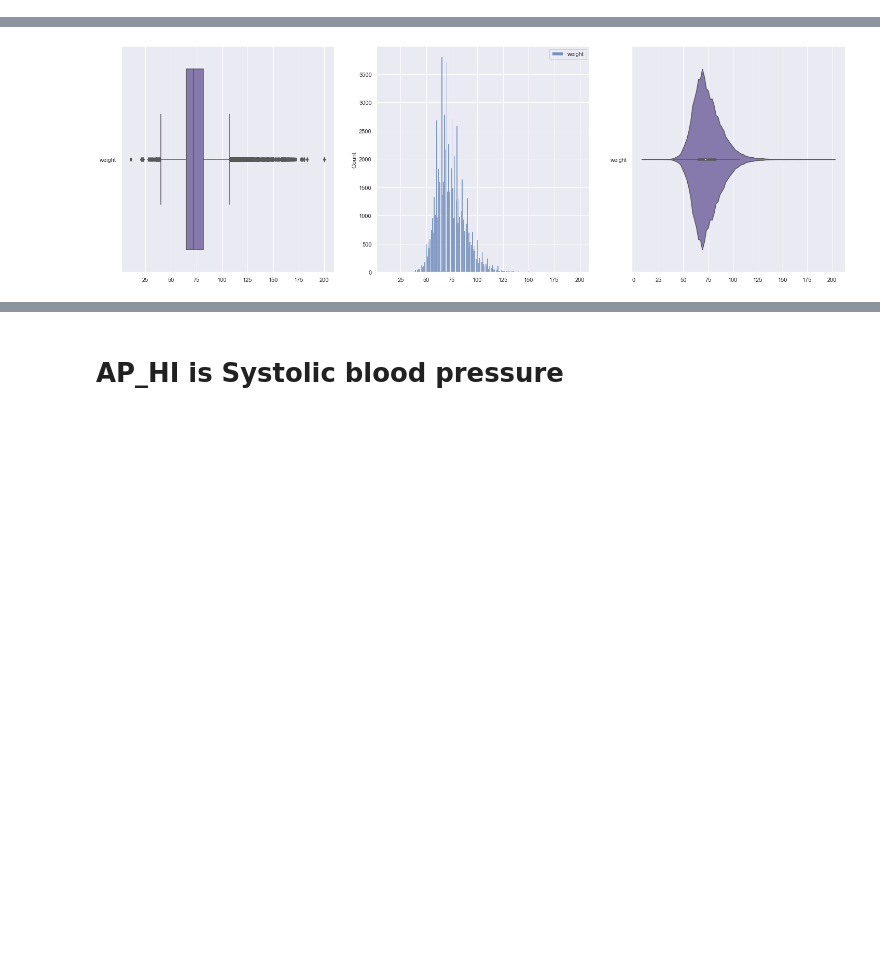
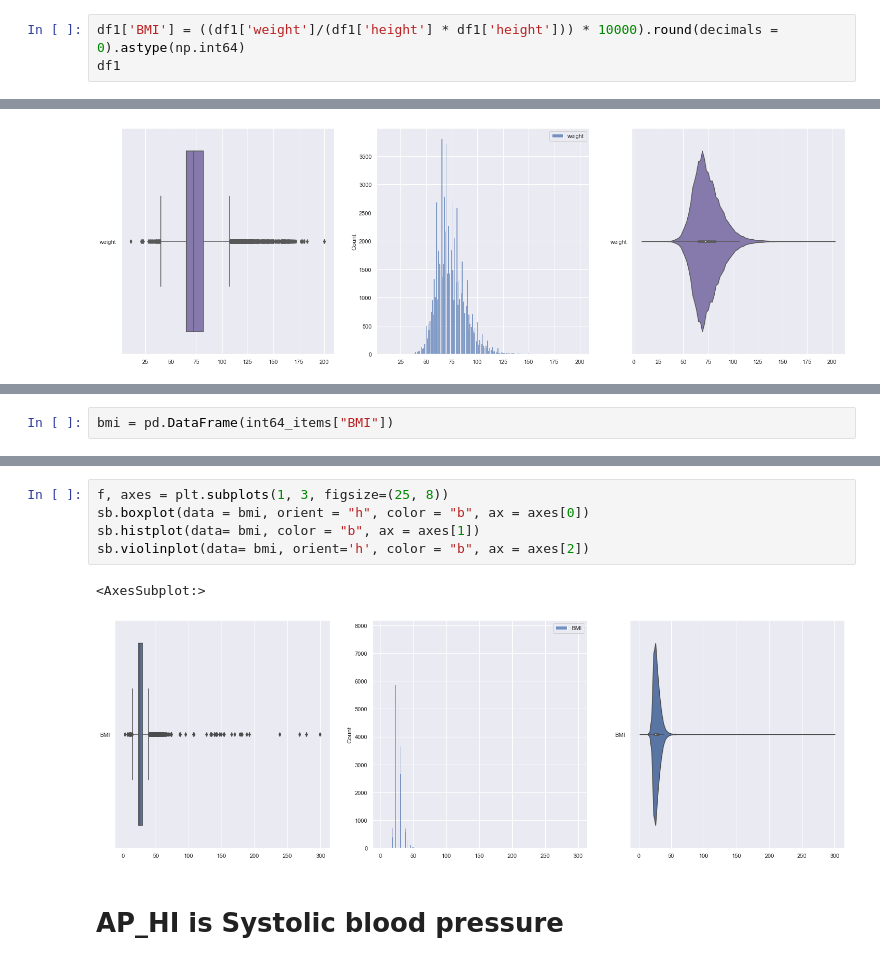
Before and after one commit to sidd0131/IE0005-Mini-Project, a Jupyter notebook: Mini Proj.ipynb, the cells around one changed output, grey strips where cells are left out. Drawn from its saved outputs; the diff is of its cells as text; blank space fills up the shorter version.

Commit message:
Added BMI visualisation

```diff
--- a/Mini Proj.ipynb
+++ b/Mini Proj.ipynb
@@ -80,0 +83,3 @@ dtype: object
+# %%
+df1['BMI'] = ((df1['weight']/(df1['height'] * df1['height'])) * 10000).round(decimals = 0).astype(np.int64)
+df1
@@ -262,0 +284,2 @@ sb.violinplot(data= weight, orient='h', color = "m", ax = axes[2])
+# %%
+bmi = pd.DataFrame(int64_items["BMI"])
@@ -263,3 +298,11 @@ sb.violinplot(data= weight, orient='h', color = "m", ax = axes[2])
+# %%
+f, axes = plt.subplots(1, 3, figsize=(25, 8))
+sb.boxplot(data = bmi, orient = "h", color = "b", ax = axes[0])
+sb.histplot(data= bmi, color = "b", ax = axes[1])
+sb.violinplot(data= bmi, orient='h', color = "b", ax = axes[2])
+# %% [output]
+<AxesSubplot:>
+[figure, added]
 # %% [markdown]
 # AP_HI is Systolic blood pressure
 # %%
```
Also changed, not shown: parts of 6 cells of this notebook.
